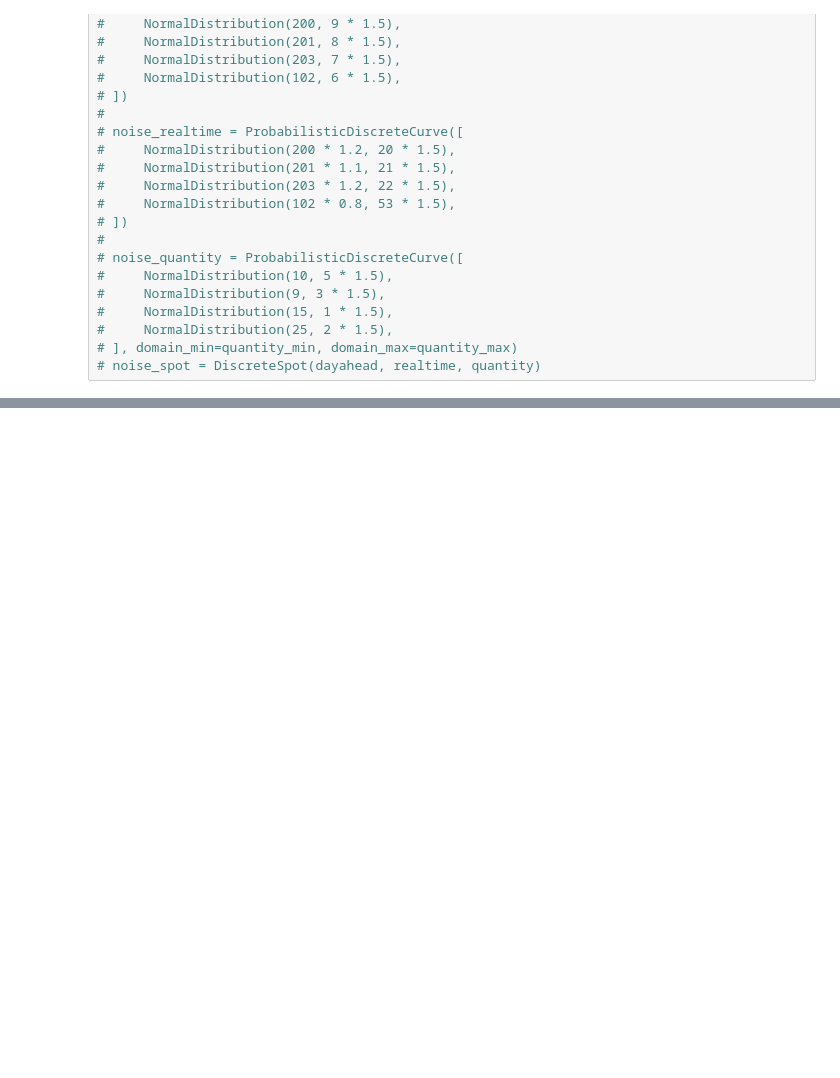
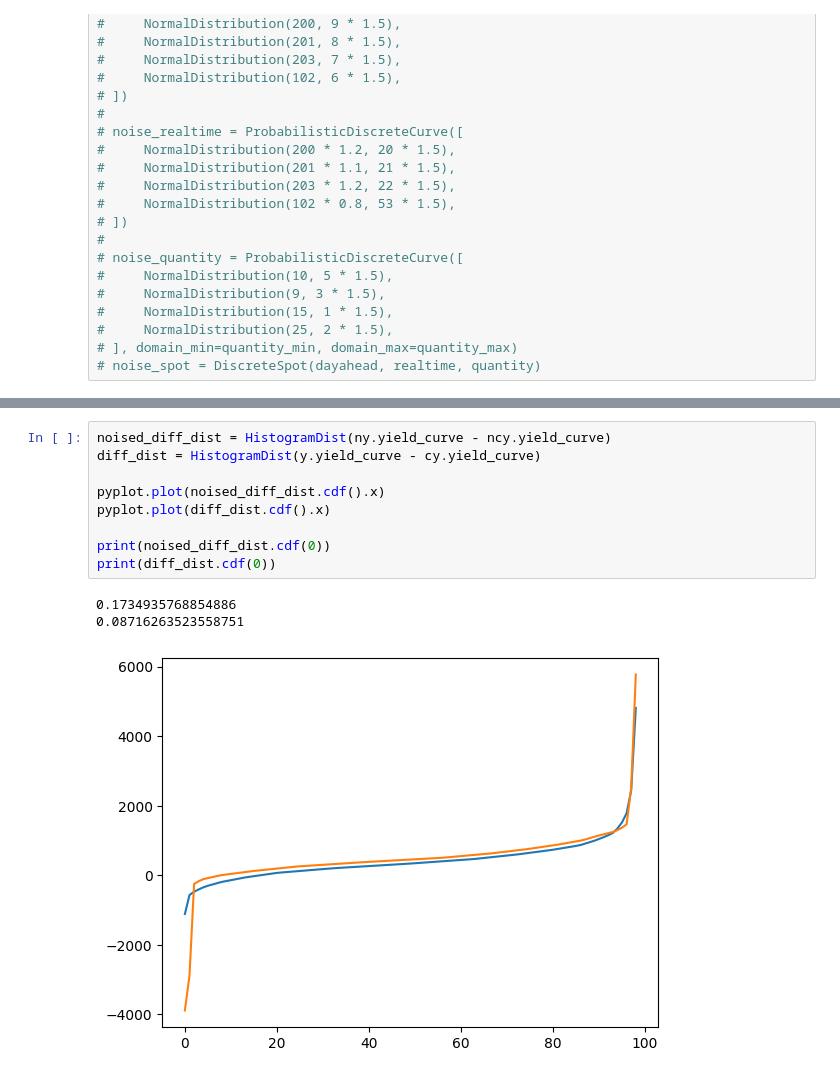
Before and after one commit to Sy-Sang/finance_utils, a Jupyter notebook: electrical/china/spot/nb3.ipynb, the cells around one changed output, grey strips where cells are left out. Cells and saved outputs as stored; diff of their text form; blank space fills up the shorter version.

```diff
--- a/electrical/china/spot/nb3.ipynb
+++ b/electrical/china/spot/nb3.ipynb
@@ -174,0 +167,13 @@ print(nty)
+# %%
+noised_diff_dist = HistogramDist(ny.yield_curve - ncy.yield_curve)
+diff_dist = HistogramDist(y.yield_curve - cy.yield_curve)
+
+pyplot.plot(noised_diff_dist.cdf().x)
+pyplot.plot(diff_dist.cdf().x)
+
+print(noised_diff_dist.cdf(0))
+print(diff_dist.cdf(0))
+# %% [output]
+0.1734935768854886
+0.08716263523558751
+[figure, added]
```
Also changed, not shown: parts of 8 cells of this notebook, 2 other files.
